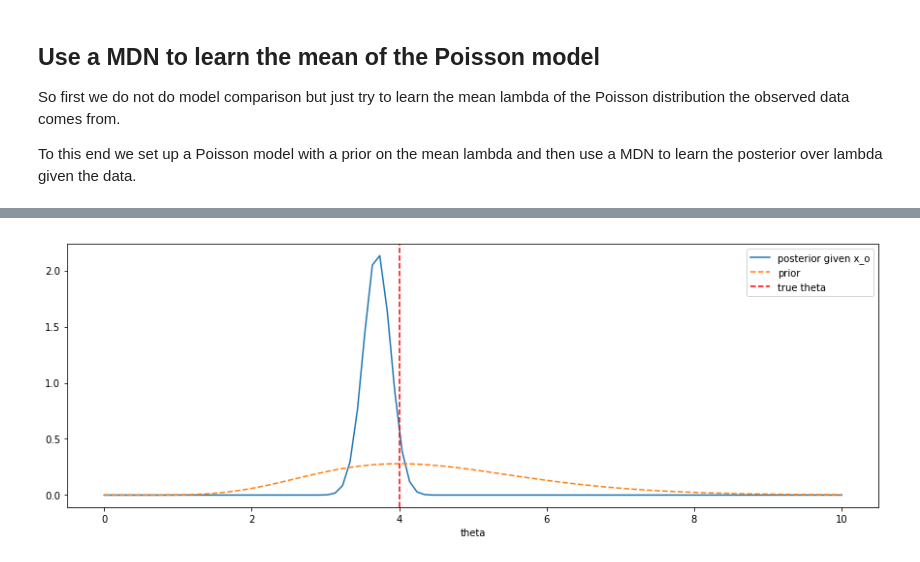
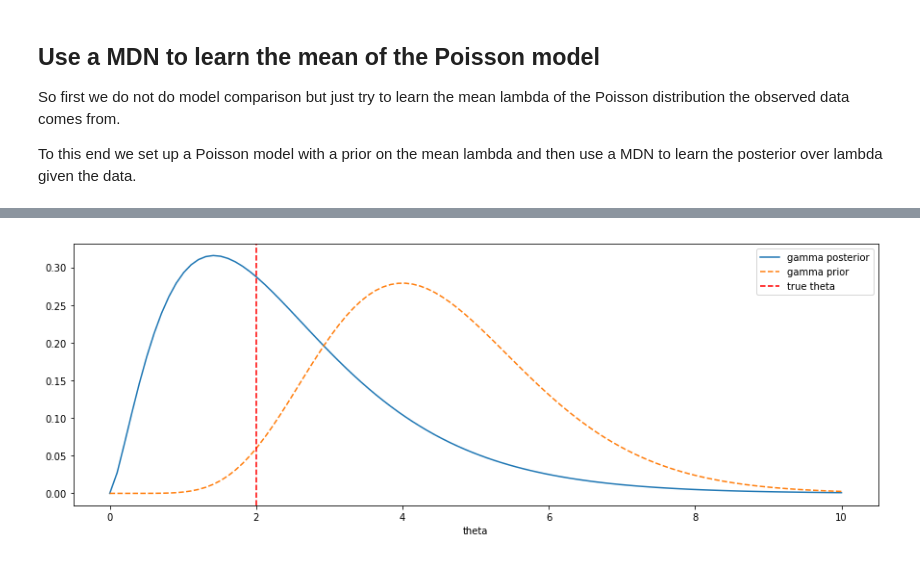
Before and after one commit to janfb/mcabc, a Jupyter notebook: Poisson_fitting_mdn.ipynb, the cells around one changed output, grey strips where cells are left out. Cells and saved outputs as stored; diff of their text form; code cells hidden in the pictures.

Commit message:
change to MDN to approximate Gamma posterior

```diff
--- a/Poisson_fitting_mdn.ipynb
+++ b/Poisson_fitting_mdn.ipynb
@@ -15,7 +17,7 @@ from scipy.stats import gamma
 N = 100  # size of toy data
 shape = 9.
 scale = .5
-true_lam = 4.
+true_lam = 2.
 
 def batch_generator(dataset, batch_size=5):
     shuffle(dataset)
@@ -38,21 +40,21 @@ plt.xlabel('X');
 class MDN_phi(nn.Module):
     def __init__(self, ndim_input=1, ndim_output=1, n_hidden=5, n_components=1):
         super(MDN_phi, self).__init__()
-        self.fc_in = nn.Linear(ndim_input, n_hidden)
+        self.fc_in = nn.Linear(1, n_hidden)
         self.tanh = nn.Tanh()
-        self.alpha_out = torch.nn.Sequential(
+        self.scale_out = torch.nn.Sequential(
               nn.Linear(n_hidden, n_components),
-              nn.Softmax())
-        self.logsigma_out = nn.Linear(n_hidden, n_components)
-        self.mu_out = nn.Linear(n_hidden, n_components)
+              nn.Softplus())
+        self.shape_out = torch.nn.Sequential(
+              nn.Linear(n_hidden, n_components),
+              nn.Softplus())
 
     def forward(self, x):
         out = self.fc_in(x)
         act = self.tanh(out)
-        out_alpha = self.alpha_out(act)
-        out_sigma = torch.exp(self.logsigma_out(act))
-        out_mu = self.mu_out(act)
-        return (out_alpha, out_sigma, out_mu)
+        out_shape = torch.exp(self.scale_out(act))
+        out_scale = torch.exp(self.shape_out(act))
+        return (out_shape, out_scale)
 # %%
 # this one is used to approximate the posterior with a mixture of Gaussians
 def gauss_pdf(y, mu, sigma, log=False):
@@ -143,4 +181,4 @@ stats_o = np.array(calculate_stats(X_o).astype(float)).reshape(1, 1)
 
 X_var = Variable(torch.Tensor(stats_o))
 
-(out_alpha, out_sigma, out_mu) = model(X_var)
+(out_shape, out_scale) = model(X_var)
@@ -158,9 +185,19 @@ prior = gamma.pdf(x=thetas, a=shape, loc=0, scale=scale)
+# %%
+thetas = np.linspace(0, 10, 100)
+
+# make sure all variabel have dimensions (N, 1)
+out_shapes = Variable(torch.Tensor(out_shape.data * torch.ones(thetas.size))).view(N, 1)
+out_scales = Variable(torch.Tensor(out_scale.data * torch.ones(thetas.size))).view(N, 1)
+
+post = gamma_pdf(Variable(torch.Tensor(thetas.reshape(N, 1))), out_shapes, out_scales, log=False).data.numpy()
+
+prior = gamma.pdf(x=thetas, a=shape, loc=0, scale=scale)
 # %%
 plt.figure(figsize=(15, 5))
-plt.plot(thetas, post.squeeze(), label='posterior given x_o')
-plt.plot(thetas, prior, '--', label='prior')
+plt.plot(thetas, post, label='gamma posterior')
+plt.plot(thetas, prior, '--', label='gamma prior')
 plt.axvline(x=true_lam, label='true theta', linestyle='--', color='r')
 plt.xlabel('theta')
 plt.legend();
 # %% [output]
-[figure, old version]
+[figure, new version]
```
Also changed, not shown: parts of 7 cells of this notebook.
